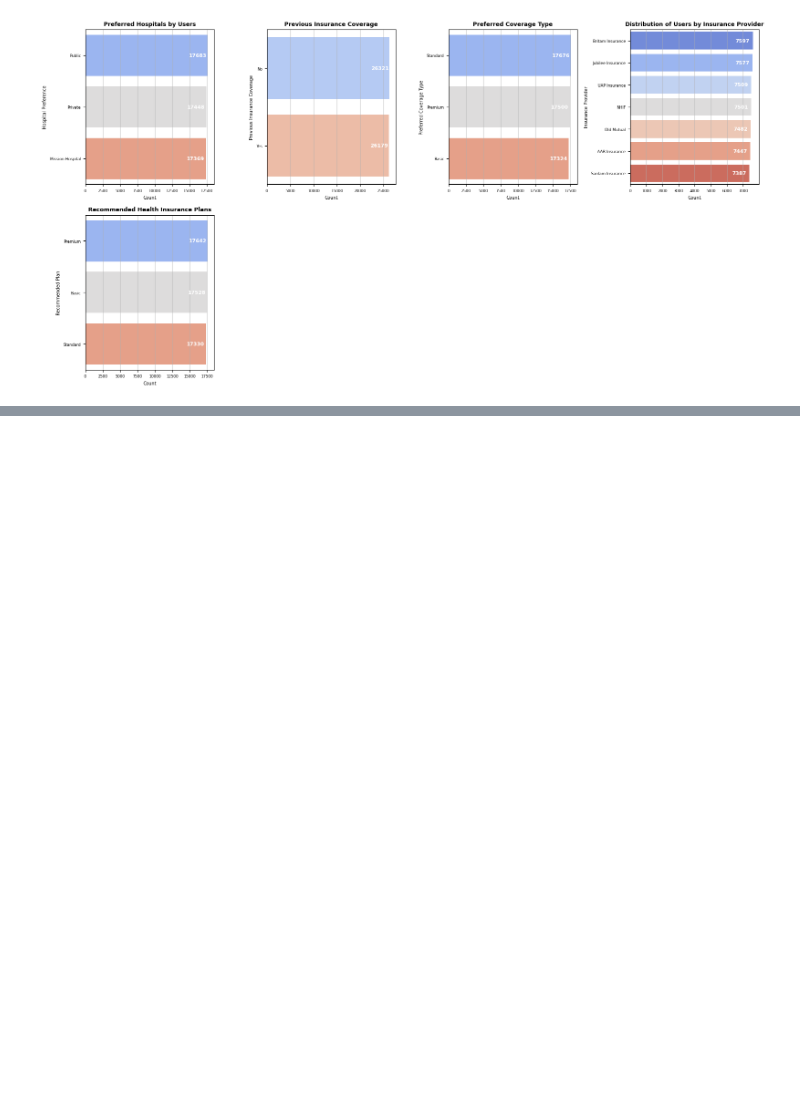
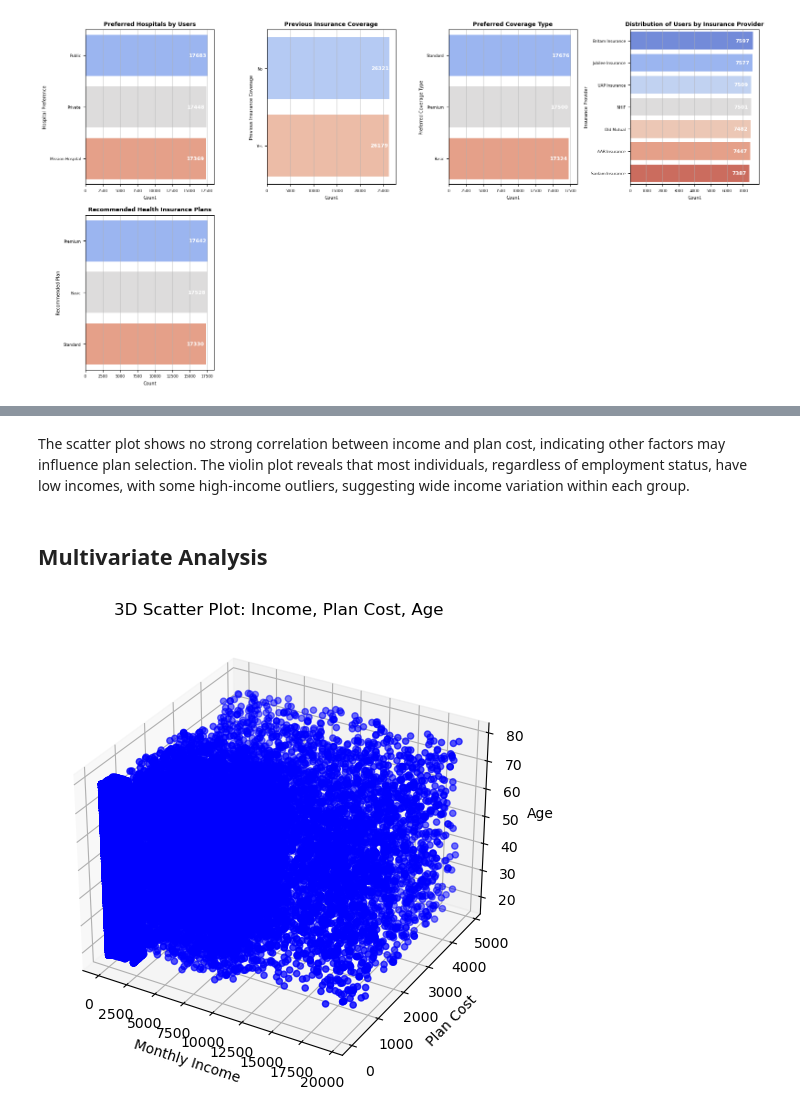
Before and after one commit to ruth-kitasi/Health-Insurance-Recommender-System, a Jupyter notebook: Notebooks/Joseline.ipynb, the cells around one changed output, grey strips where cells are left out. Drawn from its saved outputs; the diff is of its cells as text; code cells hidden in the pictures; blank space fills up the shorter version.

```diff
--- a/Notebooks/Joseline.ipynb
+++ b/Notebooks/Joseline.ipynb
@@ -426,0 +462,4 @@ visualize_insurance_preferences(df2)
+# %% [markdown]
+The scatter plot shows no strong correlation between income and plan cost, indicating other factors may influence plan selection. The violin plot reveals that most individuals, regardless of employment status, have low incomes, with some high-income outliers, suggesting wide income variation within each group.
+# %% [markdown]
+## Multivariate Analysis
@@ -426,0 +469,12 @@ visualize_insurance_preferences(df2)
+# %%
+# 🔹 3D Scatter Plot: Income, Plan Cost, and Age
+fig = plt.figure(figsize=(10, 6))
+ax = fig.add_subplot(111, projection='3d')
+ax.scatter(df2['monthly_income'], df2['plan_cost'], df2['age'], c='blue', marker='o')
+ax.set_xlabel('Monthly Income')
+ax.set_ylabel('Plan Cost')
+ax.set_zlabel('Age')
+ax.set_title("3D Scatter Plot: Income, Plan Cost, Age")
+plt.show()
+# %% [output]
+[figure, added]
```
Also changed, not shown: parts of 42 cells of this notebook.
